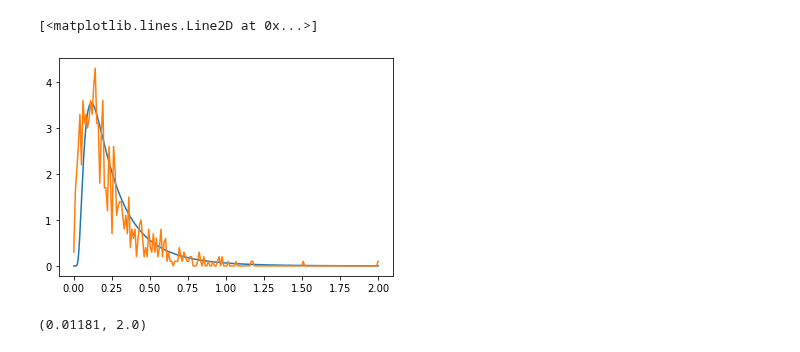
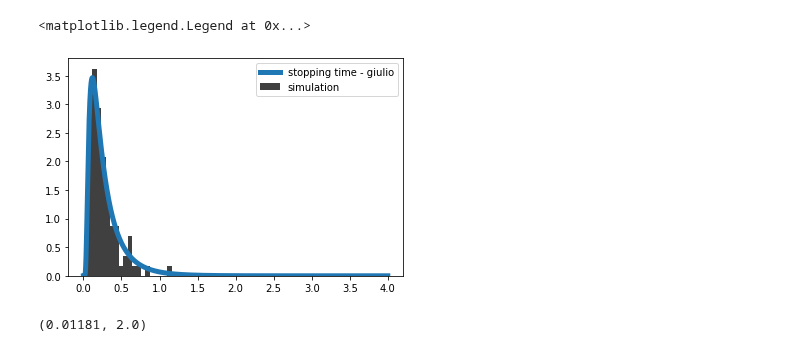
Before and after one commit to matibilkis/continuous, a Jupyter notebook: comparing_results/hypothesis_testing.ipynb, the cells around one changed output. Drawn from its saved outputs; the diff is of its cells as text; code cells hidden in the pictures.

```diff
--- a/comparing_results/hypothesis_testing.ipynb
+++ b/comparing_results/hypothesis_testing.ipynb
@@ -98,15 +29,9 @@ plt.plot(signals[:,0])
 # %%
 def stop_time(itraj, a=-3, b=3):
-    pars = give_def_params_discrimination(h1true=1) ## H0 is the true hypothesis
+    pars = give_def_params_discrimination(flip=0) ## H0 is the true hypothesis
     params, exp_path = check_params(pars)
-    times, lH1, lH0, states, states1, signals, covs, covs1 = load_data_discrimination(exp_path = exp_path, periods = 2, ppp=100000,itraj=itraj)
-    log_lik_ratio = lH1 - lH0  ###
+    times, logliks, states1, states0, signals, covs1, covs0 =load_data_discrimination(itraj=itraj, total_time = 4, dt=1e-6, exp_path = exp_path)
+    l0,l1 = logliks[:,0], logliks[:,1]
+    log_lik_ratio = l1 - l0  ###
     stopping_time_ind =np.argmin(np.logical_and(log_lik_ratio < b, log_lik_ratio > a))
     return times[stopping_time_ind]
-# %%
-itraj = 1
-pars = give_def_params_discrimination(h1true=1) ## H0 is the true hypothesis
-params, exp_path = check_params(pars)
-times, lH1, lH0, states, states1, signals, covs, covs1 = load_data_discrimination(exp_path = exp_path, periods = 2, ppp=100000,itraj=itraj)
-log_lik_ratio = lH1 - lH0  ###
-plt.plot(times,log_lik_ratio[:-1])
@@ -118,7 +38,4 @@ plt.plot(times,log_lik_ratio[:-1])
 # %%
 st = []
-for itraj in tqdm(range(10)):
-    try:
-        st.append(stop_time(itraj, b=3, a=-3))
-    except Exception:
-        pass
+for itraj in tqdm(range(1,1001)):
+    st.append(stop_time(itraj, b=3, a=-3))
@@ -141,2 +42,2 @@ np.max(st)
 # %%
-counts, bins, bars = plt.hist(st, bins=int(len(st)/5),  density=False)
+counts, bins, bars = plt.hist(st, bins=int(len(st)/5),  density=True)
@@ -176,9 +75,10 @@ gp1 = [ggiulio_prob(t, 3, kappa0, kappa1, eta0, eta1, n0, n1, gamma0,gamma1) for
 # %%
-plt.plot(times,gp1)
-plt.plot(np.linspace(0,2,len(counts)),counts/10)
+plt.plot(times,gp1,linewidth=5, label="stopping time - giulio")
+plt.bar(.5*(bins[1:]+bins[:-1]),counts, alpha=0.75,width=bins[1]-bins[0],color="black", label="simulation")
+plt.legend()
 # %% [output]
-[<matplotlib.lines.Line2D at 0x...>]
+<matplotlib.legend.Legend at 0x...>
-[figure, old version]
+[figure, new version]
 # %%
 [True,]
 # %%
```
Also changed, not shown: parts of 27 cells of this notebook, 1 other file.
